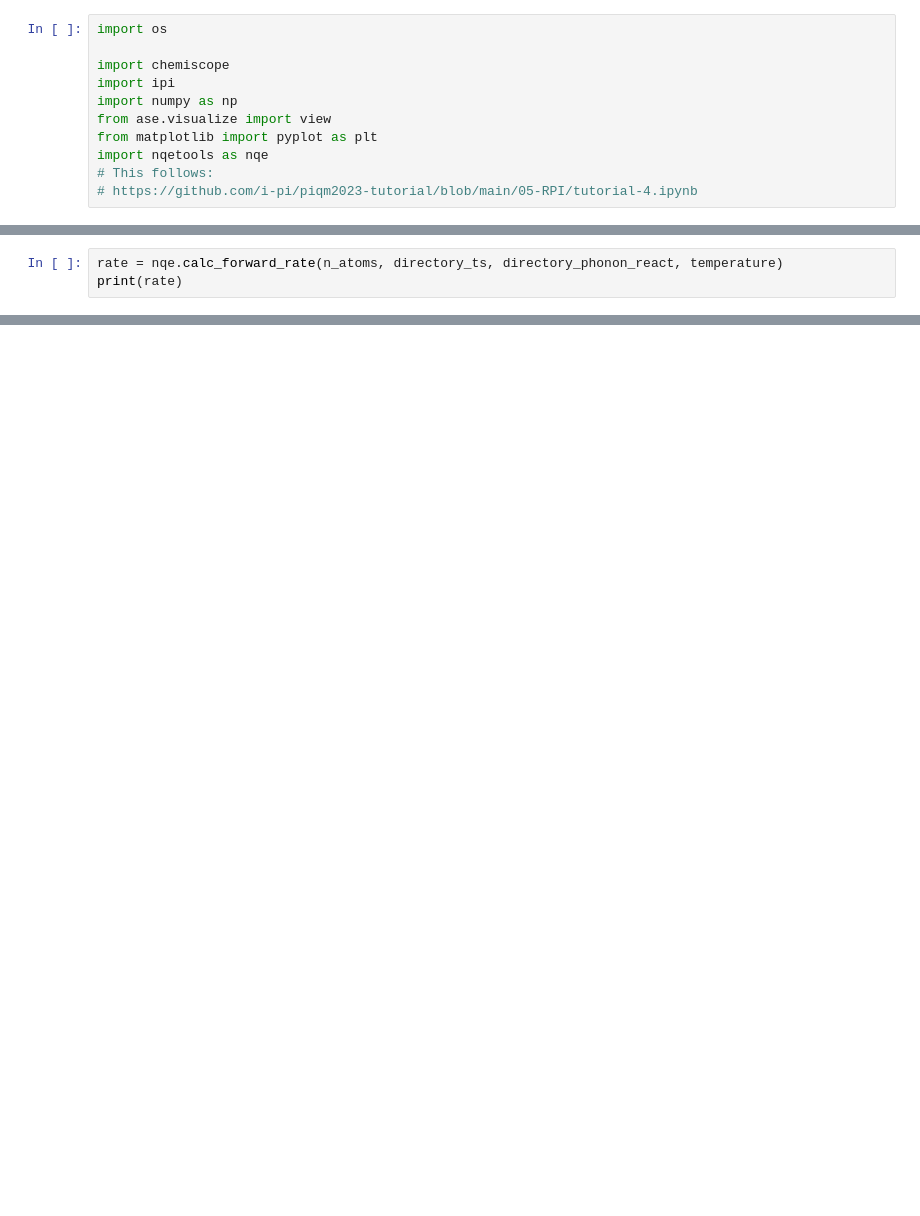
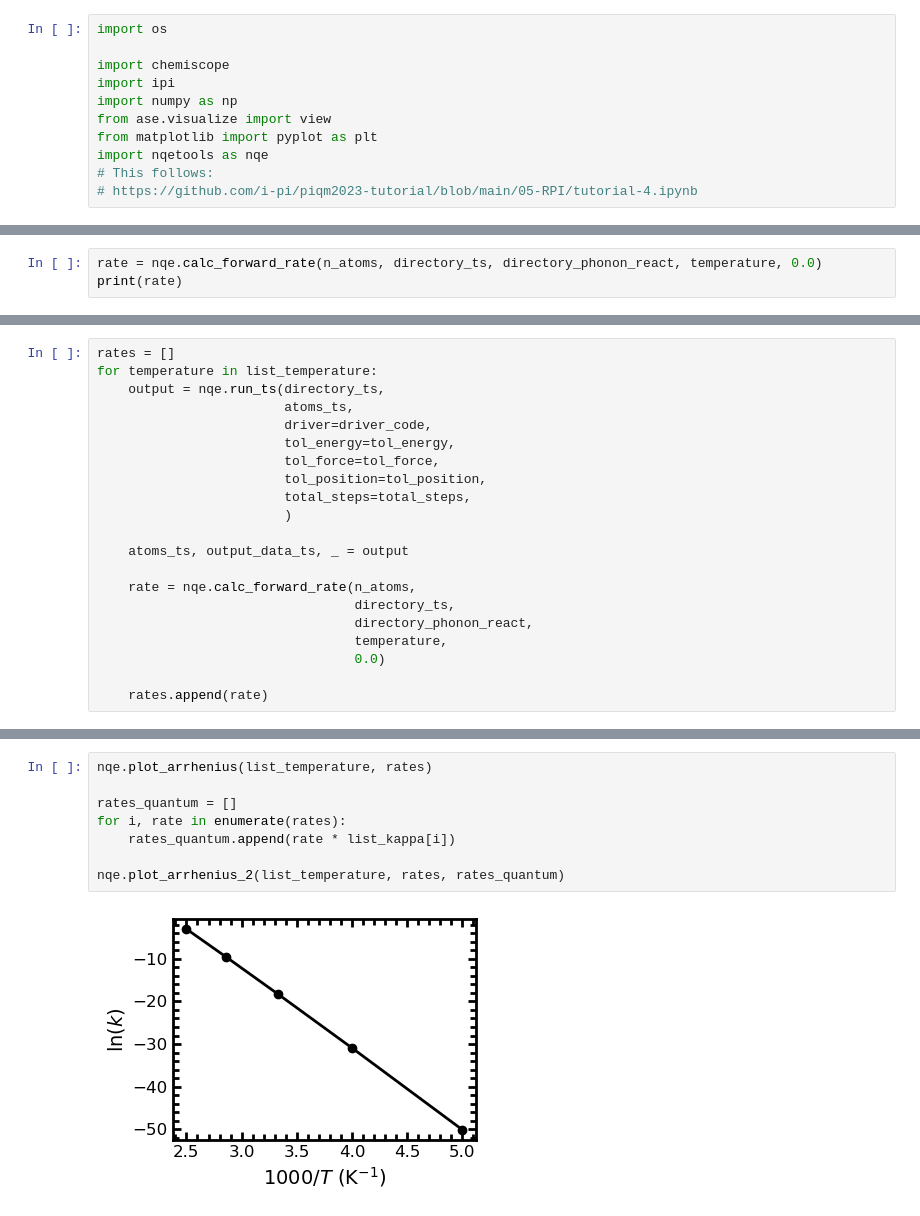
Before and after one commit to LouieSlocombe/nqetools, a Jupyter notebook: examples/ch4hcbe/run.ipynb, the cells around one changed output, grey strips where cells are left out. Cells and saved outputs as stored; diff of their text form; blank space fills up the shorter version.

```diff
--- a/examples/ch4hcbe/run.ipynb
+++ b/examples/ch4hcbe/run.ipynb
@@ -84,3 +167,3 @@ nqe.plot_step_energy(output_data_ts, save=False)
 # %%
-rate = nqe.calc_forward_rate(n_atoms, directory_ts, directory_phonon_react, temperature)
+rate = nqe.calc_forward_rate(n_atoms, directory_ts, directory_phonon_react, temperature, 0.0)
 print(rate)
@@ -160,0 +320,21 @@ nqe.plot_kappa_temperature(list_temperature, list_kappa)
+# %%
+rates = []
+for temperature in list_temperature:
+    output = nqe.run_ts(directory_ts,
+                        atoms_ts,
+                        driver=driver_code,
+                        tol_energy=tol_energy,
+                        tol_force=tol_force,
+                        tol_position=tol_position,
+                        total_steps=total_steps,
+                        )
+
+    atoms_ts, output_data_ts, _ = output
+
+    rate = nqe.calc_forward_rate(n_atoms,
+                                 directory_ts,
+                                 directory_phonon_react,
+                                 temperature,
+                                 0.0)
+
+    rates.append(rate)
@@ -160,0 +359,10 @@ nqe.plot_kappa_temperature(list_temperature, list_kappa)
+# %%
+nqe.plot_arrhenius(list_temperature, rates)
+
+rates_quantum = []
+for i, rate in enumerate(rates):
+    rates_quantum.append(rate * list_kappa[i])
+
+nqe.plot_arrhenius_2(list_temperature, rates, rates_quantum)
+# %% [output]
+[figure, added]
```
Also changed, not shown: parts of 25 cells of this notebook.
